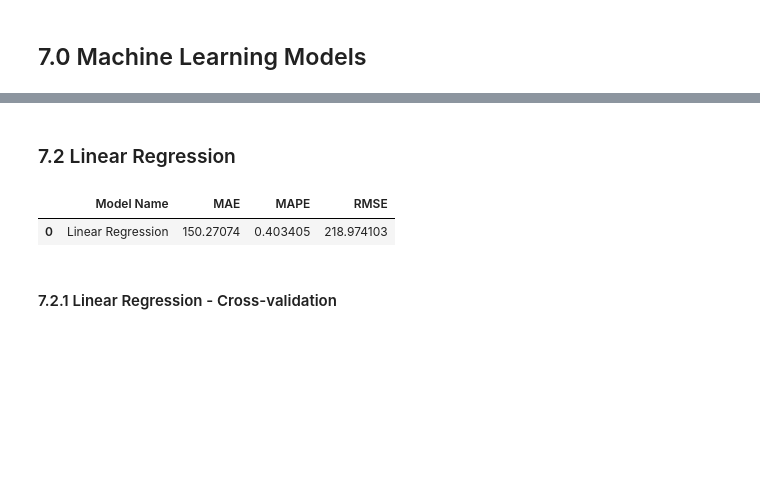
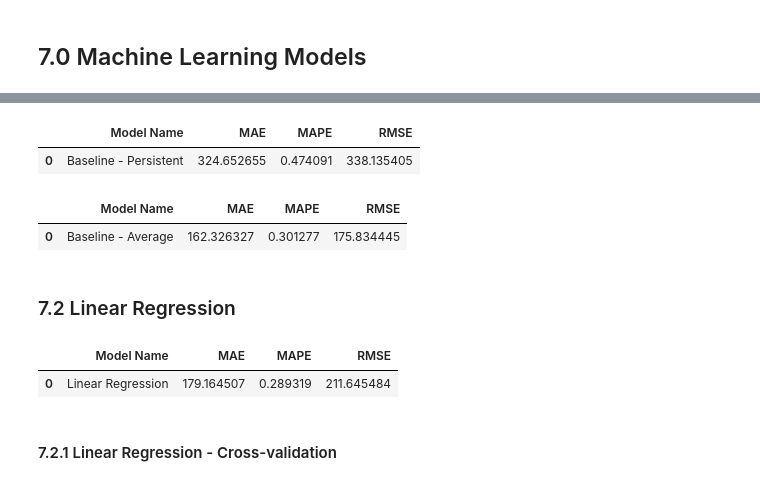
Before and after one commit to jooaobrum/power-wind-forecasting, a Jupyter notebook: notebooks/power_wind_forecasting.ipynb, the cells around one changed output, grey strips where cells are left out. Drawn from its saved outputs; the diff is of its cells as text; code cells hidden in the pictures; blank space fills up the shorter version.

```diff
--- a/notebooks/power_wind_forecasting.ipynb
+++ b/notebooks/power_wind_forecasting.ipynb
@@ -891 +1002,6 @@ y_test = X_test['active_power']
+# %%
+max_date = df5_day['date'].max() - datetime.timedelta(days = 21)
+
+X_train = df5_day[df5_day['date'] <= max_date]
+X_test = df5_day[df5_day['date'] > max_date]
 # %%
@@ -1040,9 +1181,11 @@ See the caveats in the documentation: https://pandas.pydata.org/pandas-docs/stab
 # %%
-cols_to_drop = ['active_power', 'blade2_pitch_angle', 'blade3_pitch_angle', 'generator_winding2_temperature', 'nacelle_position', 'day', 'minute', 'hour', 'day_of_week', 'day_of_year', 'week_of_year', 'month']
+# Training for the windowing cross-validation method
+X_training = X_train.drop(['blade2_pitch_angle', 'blade3_pitch_angle', 'generator_winding2_temperature', 'nacelle_position', 'day', 'minute', 'hour', 'day_of_week', 'day_of_year', 'week_of_year', 'month'], axis = 1)
 
-X_training = X_train.drop(['blade2_pitch_angle', 'blade3_pitch_angle', 'generator_winding2_temperature', 'nacelle_position', 'day', 'minute', 'hour', 'day_of_week', 'day_of_year', 'week_of_year', 'month'], axis = 1)
-X_training['active_power'] = np.log1p(1 + X_training['active_power'].values - X_training['active_power'].min())
+# Columns with high colinearity and those that were transformed
+cols_to_drop = ['blade2_pitch_angle', 'blade3_pitch_angle', 'generator_winding2_temperature', 'nacelle_position', 'day', 'minute', 'hour', 'day_of_week', 'day_of_year', 'week_of_year', 'month']
 
+# Drop columns
 X_train = X_train.drop(cols_to_drop, axis = 1)
 X_test = X_test.drop(cols_to_drop, axis = 1)
 # %% [markdown]
@@ -1050 +1200,6 @@ X_test = X_test.drop(cols_to_drop, axis = 1)
+# %%
+X_train = X_train.dropna()
+y_train = X_train['active_power']
+X_test = X_test.dropna()
+y_test = X_test['active_power']
 # %%
@@ -1076,6 +1247,5 @@ for binary, feature in zip(selected_features, features_columns):
 # %%
-rfe_selected_features = ['ambient_temperatue','bearing_shaft_temperature','generator_rpm','reactive_power',
-                         'rotor_rpm','wind_direction','wind_speed','week_of_year_sin','week_of_year_cos',
-                         'day_of_year_sin', 'day_of_year_cos', 'hour_sin', 'hour_cos']
+rfe_selected_features = ['ambient_temperatue', 'gearbox_oil_temperature', 'generator_rpm', 'main_box_temperature', 'reactive_power', 'avg_15d',
+                         'avg_30d', 'day_sin', 'day_cos', 'day_of_year_sin', 'day_of_year_cos', 'hour_sin']
 # %% [markdown]
 ## 7.0 Machine Learning Models
@@ -1098,16 +1275,39 @@ baseline_error
+# %%
+# Last 7 values is the prediction
+y_pred_baseline = y_test.shift(7)[7:]
+y_pred_baseline = y_pred_baseline
+baseline_pers_error = ml_error('Baseline - Persistent',  mms.inverse_transform([y_test[7:]]),  mms.inverse_transform([y_pred_baseline]))
+baseline_pers_error
+# %% [output]
+|  | Model Name | MAE | MAPE | RMSE |
+| 0 | Baseline - Persistent | 324.652655 | 0.474091 | 338.135405 |
+# %%
+baseline = X_test.copy()
+baseline['predictions'] = y_test.mean()
+# The mean value is the prediction
+y_pred_baseline = baseline['predictions']
+
+baseline_avg_error = ml_error('Baseline - Average',  mms.inverse_transform([y_test]),  mms.inverse_transform([y_pred_baseline]))
+baseline_avg_error
+# %% [output]
+|  | Model Name | MAE | MAPE | RMSE |
+| 0 | Baseline - Average | 162.326327 | 0.301277 | 175.834445 |
 # %% [markdown]
 ### 7.2 Linear Regression
 # %%
+# Linear Regression method
 lr = LinearRegression()
 lr.fit(X_train[rfe_selected_features], y_train.values)
 
+# Calculate the predictions
 lr_pred = lr.predict(X_test[rfe_selected_features])
 
-lr_error = ml_error("Linear Regression",np.expm1(y_test) -1 + y_test.min(),  np.expm1(lr_pred) -1 +  lr_pred.min())
+# Performance
+lr_error = ml_error("Linear Regression",mms.inverse_transform([y_test]),  mms.inverse_transform([lr_pred]))
 lr_error
 # %% [output]
 |  | Model Name | MAE | MAPE | RMSE |
-| 0 | Linear Regression | 150.27074 | 0.403405 | 218.974103 |
+| 0 | Linear Regression | 179.164507 | 0.289319 | 211.645484 |
 # %% [markdown]
 #### 7.2.1 Linear Regression - Cross-validation
 # %%
```
Also changed, not shown: parts of 134 cells of this notebook.
